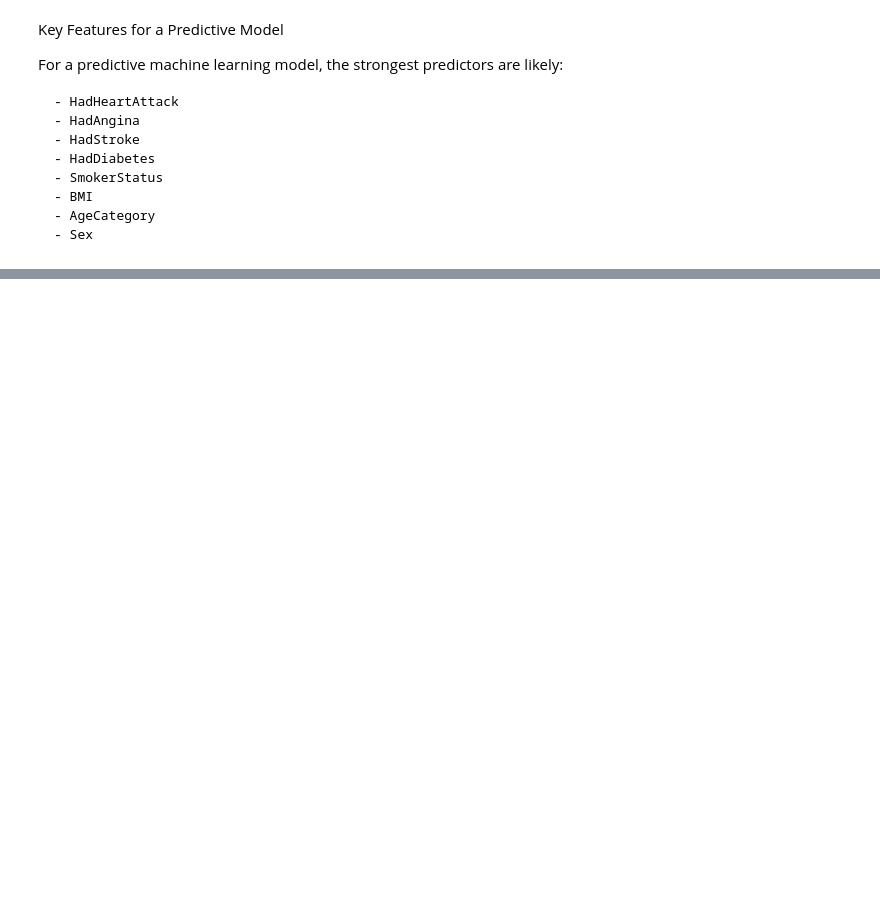
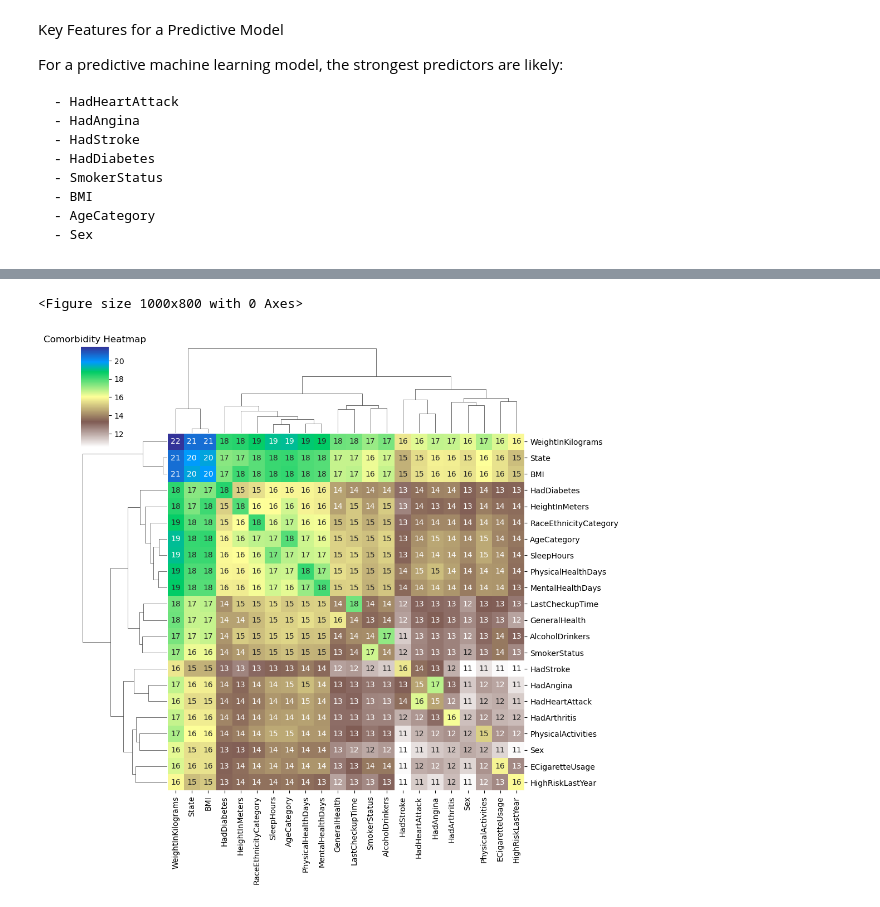
Before and after one commit to wetek-io/Project_2, a Jupyter notebook: main.ipynb, the cells around one changed output, grey strips where cells are left out. Cells and saved outputs as stored; diff of their text form; code cells hidden in the pictures; blank space fills up the shorter version.

```diff
--- a/main.ipynb
+++ b/main.ipynb
@@ -55,0 +42,7 @@ INFO:root:Saving raw data...
+# %%
+"""
+	Run fetch_check()
+"""
+
+# Using to_fetch and leaving the null data in place.
+df = fetch_check(to_fetch=True, to_dropna=True, to_fillna=True)
@@ -58,4 +53,4 @@ INFO:root:Saving raw data...
 	Use the keepers array to finish data clean up
 """
 
-df = df[keepers]
+# df = df[keepers]
@@ -70,0 +125,23 @@ df.sample(n=5)
+# %%
+"""
+	Heat map comorbidities
+"""
+# Sort columns by 'total co-occurrence'
+srtd_cols = df.sum(axis=0).sort_values(ascending=False).index
+
+# Transpose index and columns of the dataframe then compute the matrix
+srtd_df = df[srtd_cols].T.dot(df)
+
+# Apply logarithmic scaling
+srtd_df_log = np.log1p(srtd_df)
+threshold_value = 10
+srtd_df_log[srtd_df_log < threshold_value] = 0  # Replace weaker values with 0
+
+# heatmap
+plt.figure(figsize=(10,8))
+sns.clustermap(srtd_df_log, cmap='terrain_r', annot=True, fmt='.0f')
+plt.title('Comorbidity Heatmap')
+plt.show()
+# %% [output]
+<Figure size 1000x800 with 0 Axes>
+[figure, added]
```
Also changed, not shown: parts of 11 cells of this notebook, 7 other files.
